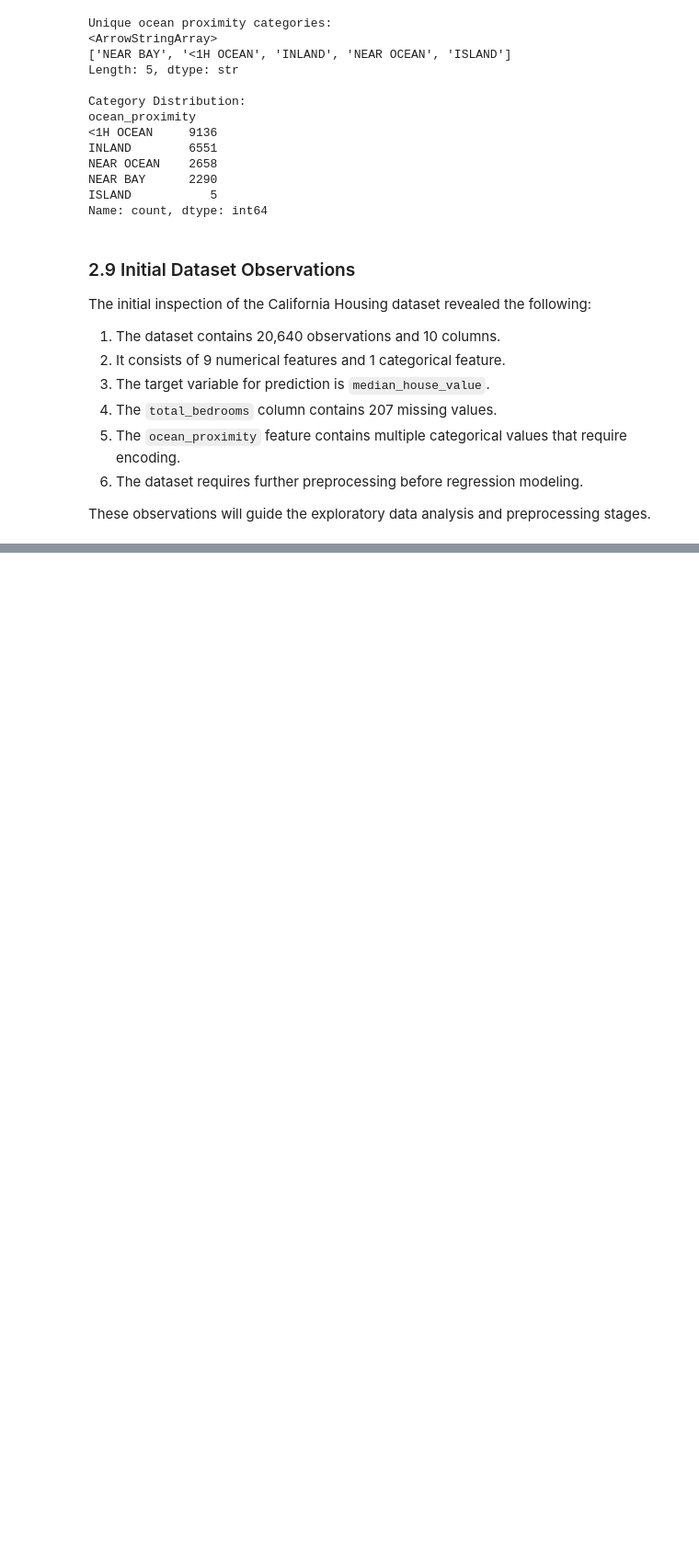
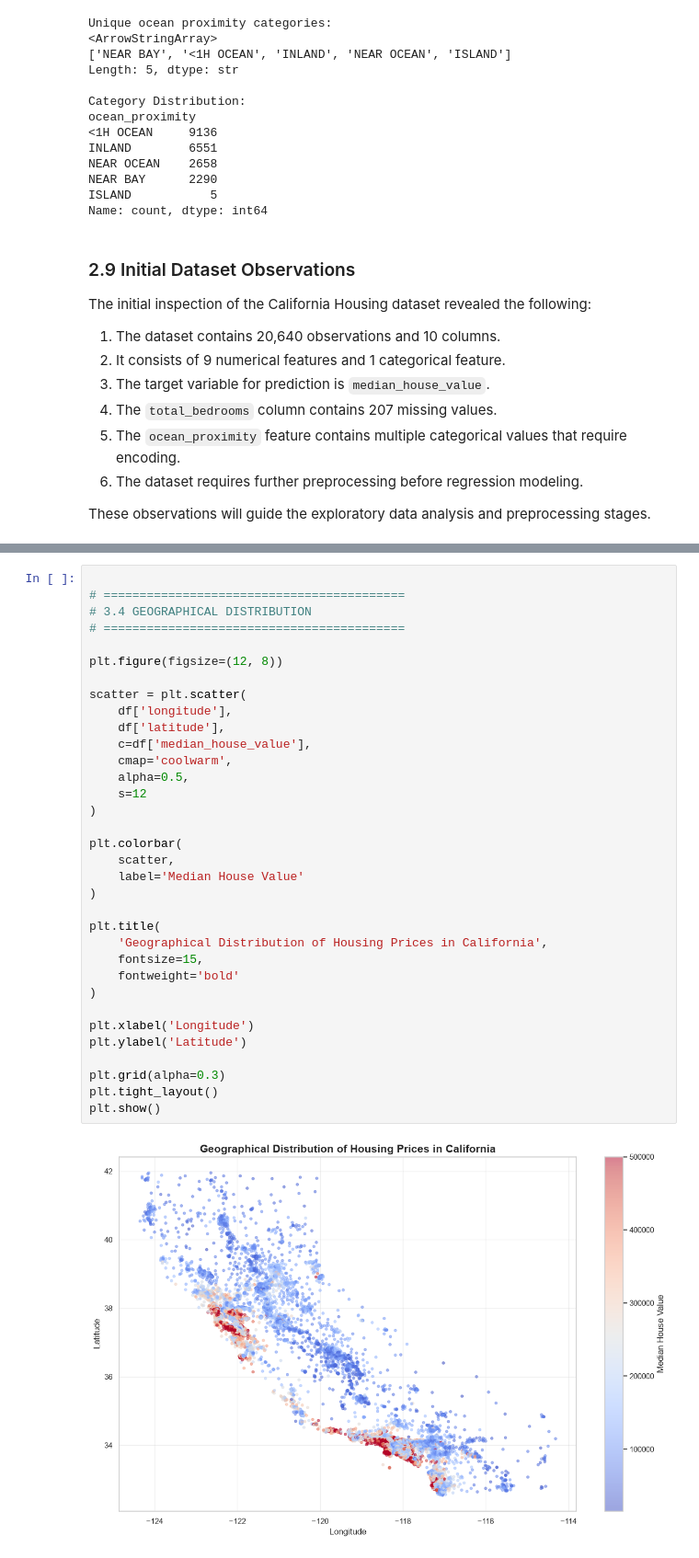
Before and after one commit to itsnatashasingh/Datheon_Python_Internship, a Jupyter notebook: Task_2_Housing_Price_Prediction/notebook/housing_price_prediction.ipynb, the cells around one changed output, grey strips where cells are left out. Shown at 92% size. Cells and saved outputs as stored; diff of their text form; blank space fills up the shorter version.

```diff
--- a/Task_2_Housing_Price_Prediction/notebook/housing_price_prediction.ipynb
+++ b/Task_2_Housing_Price_Prediction/notebook/housing_price_prediction.ipynb
@@ -273,0 +413,36 @@ These observations will guide the exploratory data analysis and preprocessing st
+# %%
+
+# ==========================================
+# 3.4 GEOGRAPHICAL DISTRIBUTION
+# ==========================================
+
+plt.figure(figsize=(12, 8))
+
+scatter = plt.scatter(
+    df['longitude'],
+    df['latitude'],
+    c=df['median_house_value'],
+    cmap='coolwarm',
+    alpha=0.5,
+    s=12
+)
+
+plt.colorbar(
+    scatter,
+    label='Median House Value'
+)
+
+plt.title(
+    'Geographical Distribution of Housing Prices in California',
+    fontsize=15,
+    fontweight='bold'
+)
+
+plt.xlabel('Longitude')
+plt.ylabel('Latitude')
+
+plt.grid(alpha=0.3)
+plt.tight_layout()
+plt.show()
+# %% [output]
+[figure, added]
```
Also changed, not shown: parts of 68 cells of this notebook.
